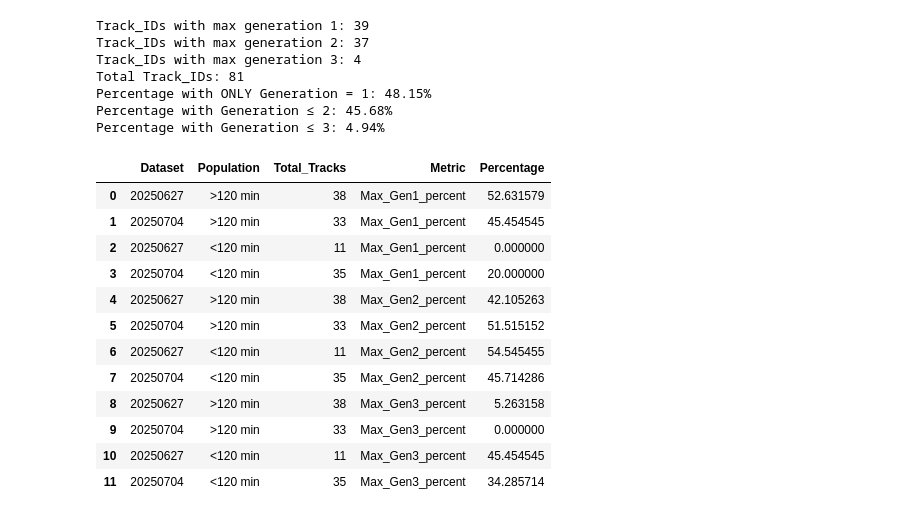
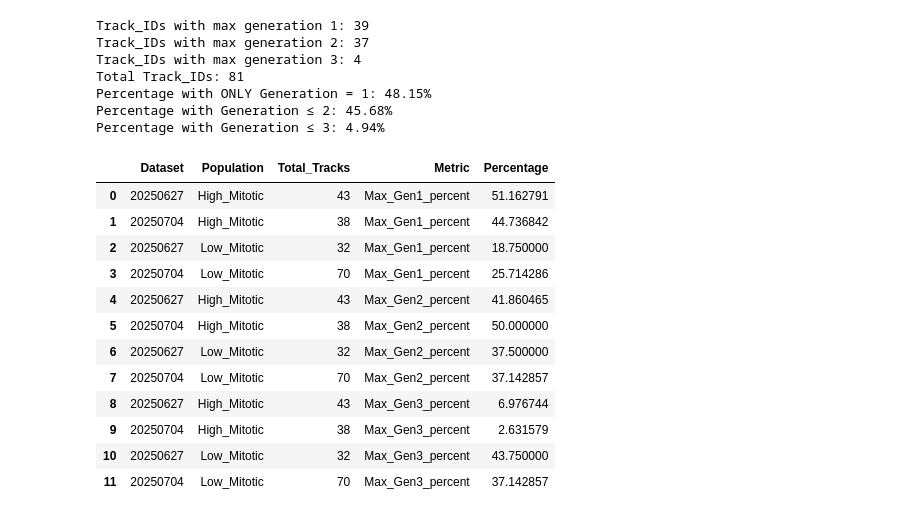
Before and after one commit to CID-LAB-i3S/MitoticMemory, a Jupyter notebook: Notebooks/03_Mitotic_Stopwatch_Post.ipynb, the cells around one changed output. Cells and saved outputs as stored; diff of their text form; code cells hidden in the pictures.

```diff
--- a/Notebooks/03_Mitotic_Stopwatch_Post.ipynb
+++ b/Notebooks/03_Mitotic_Stopwatch_Post.ipynb
@@ -293,46 +297,46 @@ def compute_generation_percentages(df):
     gen1_high = df[(df["Generation"] == 1) & (df["Mitotic_duration_mins"] > 100)]
     high_track_ids = gen1_high["Unique_Track_ID"].unique()
     df_high = df[df["Unique_Track_ID"].isin(high_track_ids)]
     summary_high = calculate_percentages(df_high, "High_Mitotic")
 
     # Mother cell little or no mitotic arrest
     gen1_low = df[(df["Generation"] == 1) & (df["Mitotic_duration_mins"] < 100)]
     low_track_ids = gen1_low["Unique_Track_ID"].unique()
     df_low = df[df["Unique_Track_ID"].isin(low_track_ids)]
     summary_low = calculate_percentages(df_low, "Low_Mitotic")
 
     # Combine results
     final_summary = pd.concat([summary_high, summary_low], ignore_index = True)
 
     # Reshape to long format
     final_long = final_summary.melt(
         id_vars = ["Dataset", "Population", "Total_Tracks"],
         value_vars = ["Max_Gen1_percent", "Max_Gen2_percent", "Max_Gen3_percent"],
         var_name = "Metric",
         value_name = "Percentage"
     )
 
     return final_long
 
 percentages_df_all = compute_generation_percentages(df)
 
 percentages_df_all.to_csv(root + "PercentagesDataFrame_MitoticStopwatch_Monastrol_all.csv")
 
-percentages_df
+percentages_df_all
 # %% [output]
 |  | Dataset | Population | Total_Tracks | Metric | Percentage |
-| 0 | 20250627 | >120 min | 38 | Max_Gen1_percent | 52.631579 |
-| 1 | 20250704 | >120 min | 33 | Max_Gen1_percent | 45.454545 |
-| 2 | 20250627 | <120 min | 11 | Max_Gen1_percent | 0.000000 |
-| 3 | 20250704 | <120 min | 35 | Max_Gen1_percent | 20.000000 |
-| 4 | 20250627 | >120 min | 38 | Max_Gen2_percent | 42.105263 |
-| 5 | 20250704 | >120 min | 33 | Max_Gen2_percent | 51.515152 |
-| 6 | 20250627 | <120 min | 11 | Max_Gen2_percent | 54.545455 |
-| 7 | 20250704 | <120 min | 35 | Max_Gen2_percent | 45.714286 |
-| 8 | 20250627 | >120 min | 38 | Max_Gen3_percent | 5.263158 |
-| 9 | 20250704 | >120 min | 33 | Max_Gen3_percent | 0.000000 |
-| 10 | 20250627 | <120 min | 11 | Max_Gen3_percent | 45.454545 |
-| 11 | 20250704 | <120 min | 35 | Max_Gen3_percent | 34.285714 |
+| 0 | 20250627 | High_Mitotic | 43 | Max_Gen1_percent | 51.162791 |
+| 1 | 20250704 | High_Mitotic | 38 | Max_Gen1_percent | 44.736842 |
+| 2 | 20250627 | Low_Mitotic | 32 | Max_Gen1_percent | 18.750000 |
+| 3 | 20250704 | Low_Mitotic | 70 | Max_Gen1_percent | 25.714286 |
+| 4 | 20250627 | High_Mitotic | 43 | Max_Gen2_percent | 41.860465 |
+| 5 | 20250704 | High_Mitotic | 38 | Max_Gen2_percent | 50.000000 |
+| 6 | 20250627 | Low_Mitotic | 32 | Max_Gen2_percent | 37.500000 |
+| 7 | 20250704 | Low_Mitotic | 70 | Max_Gen2_percent | 37.142857 |
+| 8 | 20250627 | High_Mitotic | 43 | Max_Gen3_percent | 6.976744 |
+| 9 | 20250704 | High_Mitotic | 38 | Max_Gen3_percent | 2.631579 |
+| 10 | 20250627 | Low_Mitotic | 32 | Max_Gen3_percent | 43.750000 |
+| 11 | 20250704 | Low_Mitotic | 70 | Max_Gen3_percent | 37.142857 |
 # %%
 def plot_percentage_comparison(df_long):
 
```
Also changed, not shown: parts of 21 cells of this notebook, 1 other file.
